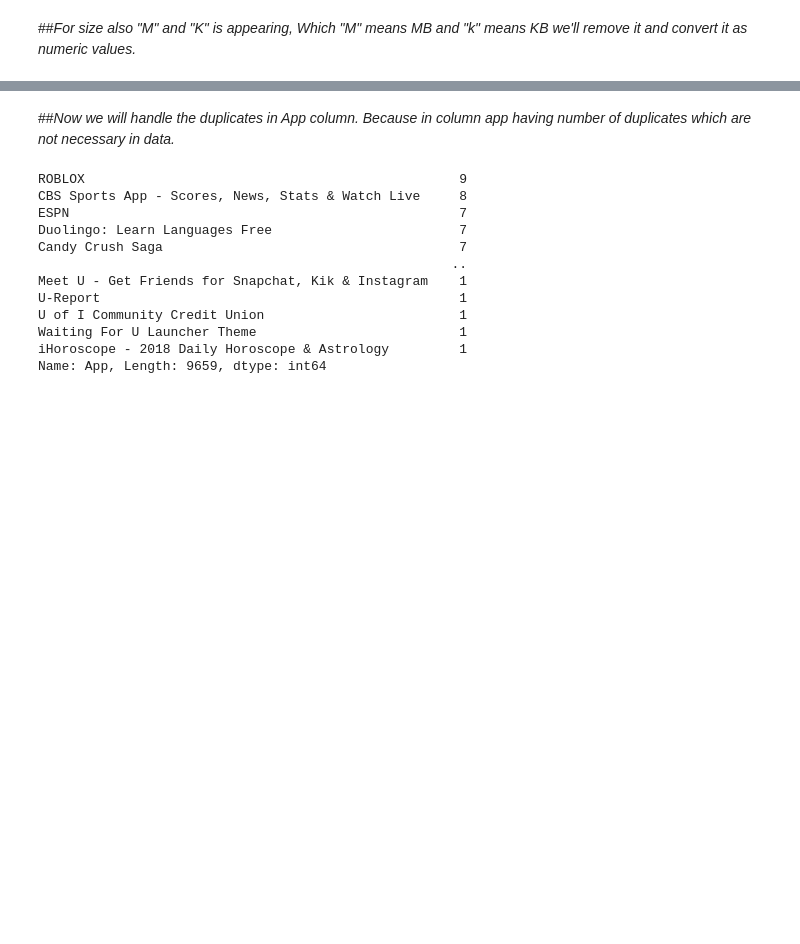
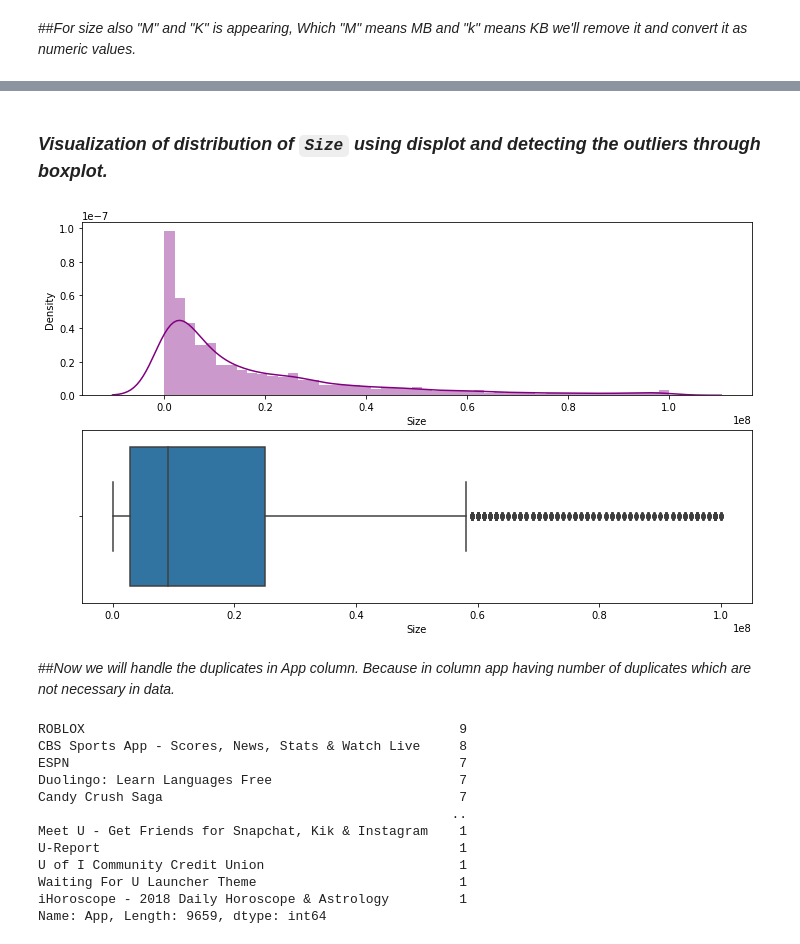
Before and after one commit to tushar2411/Almabetter-Data-Science, a Jupyter notebook: myPlay_Store_App_Review_Analysis_Capstone_Project.ipynb, the cells around one changed output, grey strips where cells are left out. Drawn from its saved outputs; the diff is of its cells as text; code cells hidden in the pictures; blank space fills up the shorter version.

```diff
--- a/myPlay_Store_App_Review_Analysis_Capstone_Project.ipynb
+++ b/myPlay_Store_App_Review_Analysis_Capstone_Project.ipynb
@@ -403,4 +403,13 @@ dtypes: float64(2), int64(2), object(9)
 memory usage: 1.2+ MB
+# %% [markdown]
+### *Visualization of distribution of `Size` using displot and detecting the outliers through boxplot.*
+# %%
+# Distplot
+fig, ax = plt.subplots(2,1, figsize=(12,7))
+sns.distplot(playSdata[playSdata['Size'] != 'Varies with device']['Size'], color='purple', ax=ax[0]);
+sns.boxplot(x='Size',data=playSdata, ax=ax[1]);
+# %% [output]
+[figure, added]
 # %%
 # Changing the size column values in numeric values
 playSdata['Size'] = playSdata['Size'].apply(lambda x: str(x).replace('Varies with device', 'NaN') if 'Varies with device' in str(x) else x)
```
Also changed, not shown: parts of 8 cells of this notebook.
